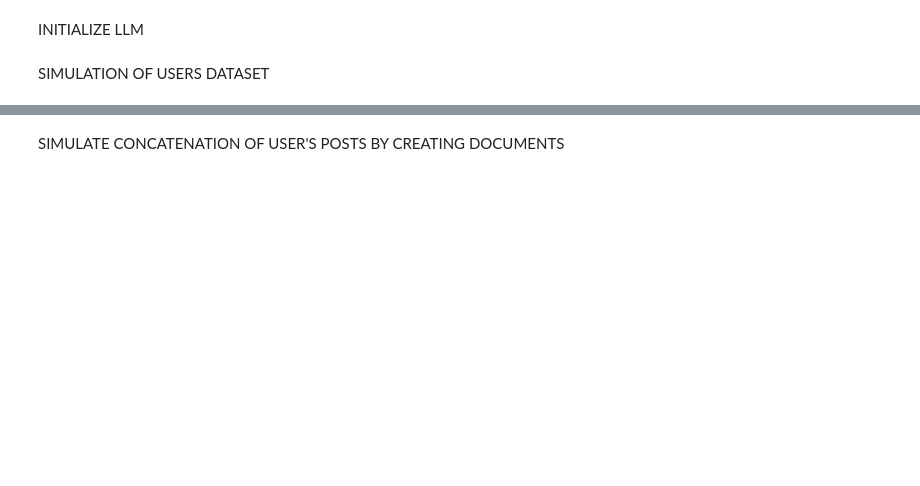
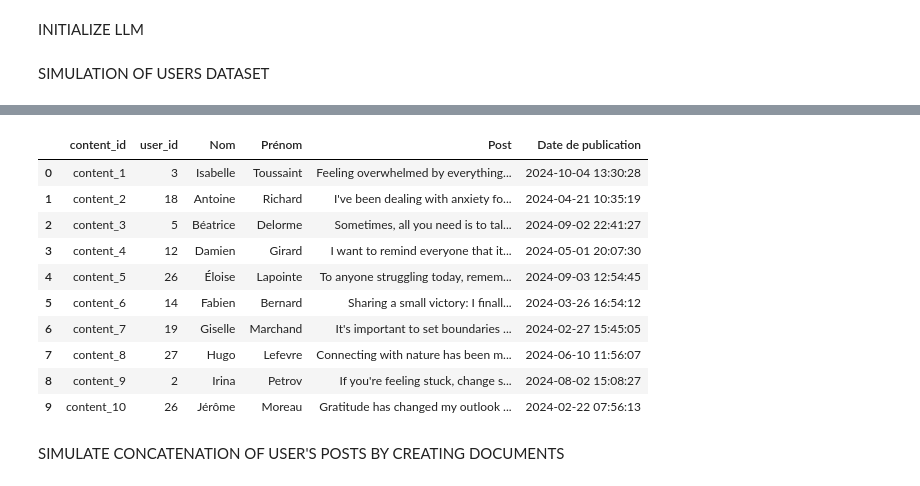
Before and after one commit to Aminesefra8/Hackaton_MoroccanAI_2024-simulation-prototype-, a Jupyter notebook: simu_profile_matching.ipynb, the cells around one changed output, grey strips where cells are left out. Cells and saved outputs as stored; diff of their text form; code cells hidden in the pictures; blank space fills up the shorter version.

```diff
--- a/simu_profile_matching.ipynb
+++ b/simu_profile_matching.ipynb
@@ -58,3 +76,40 @@ df
+# %%
+data_content = {
+    "content_id": [f"content_{i}" for i in range(1, 11)],
+    "user_id": [random.randint(1, 30) for _ in range(10)],  # Generate random user_ids
+    "Nom": ["Isabelle", "Antoine", "Béatrice", "Damien", "Éloise", "Fabien", "Giselle", "Hugo", "Irina", "Jérôme"],
+    "Prénom": ["Toussaint", "Richard", "Delorme", "Girard", "Lapointe", "Bernard", "Marchand", "Lefevre", "Petrov", "Moreau"],
+    "Post": [
+        "Feeling overwhelmed by everything lately, I decided to start journaling. It's helped me process my emotions better and I feel less stressed. Sharing this in case someone else finds it useful.",
+        "I've been dealing with anxiety for years. Last month, I started practicing yoga, and it's made a significant difference. It's not a cure, but it helps me manage my day better.",
+        "Sometimes, all you need is to talk. I had a conversation with a stranger on a park bench yesterday about life's ups and downs. It was surprisingly uplifting.",
+        "I want to remind everyone that it's okay to seek help. I started therapy this year and it's the best decision I've made for my mental health.",
+        "To anyone struggling today, remember that progress isn't always linear. We have good days and bad days, and that's perfectly normal.",
+        "Sharing a small victory: I finally felt like myself again after months of feeling lost. Celebrate the small things; they add up to big changes.",
+        "It's important to set boundaries for your mental health. I've learned to say no to things that drain my energy, and it's been empowering.",
+        "Connecting with nature has been my therapy. Walks in the forest are where I find peace and reset my thoughts.",
+        "If you're feeling stuck, change something small in your routine. It might not solve everything, but a small change can bring a new perspective.",
+        "Gratitude has changed my outlook on life. Each night, I write down three things I'm grateful for, and it really helps put things in perspective."
+    ],
+    "Date de publication": random_dates(start, end, 10)
+}
+
+# Create DataFrame
+df_content = pd.DataFrame(data_content)
+# %%
+df_content
+# %% [output]
+|  | content_id | user_id | Nom | Prénom | Post | Date de publication |
+| 0 | content_1 | 3 | Isabelle | Toussaint | Feeling overwhelmed by everything... | 2024-10-04 13:30:28 |
+| 1 | content_2 | 18 | Antoine | Richard | I've been dealing with anxiety fo... | 2024-04-21 10:35:19 |
+| 2 | content_3 | 5 | Béatrice | Delorme | Sometimes, all you need is to tal... | 2024-09-02 22:41:27 |
+| 3 | content_4 | 12 | Damien | Girard | I want to remind everyone that it... | 2024-05-01 20:07:30 |
+| 4 | content_5 | 26 | Éloise | Lapointe | To anyone struggling today, remem... | 2024-09-03 12:54:45 |
+| 5 | content_6 | 14 | Fabien | Bernard | Sharing a small victory: I finall... | 2024-03-26 16:54:12 |
+| 6 | content_7 | 19 | Giselle | Marchand | It's important to set boundaries ... | 2024-02-27 15:45:05 |
+| 7 | content_8 | 27 | Hugo | Lefevre | Connecting with nature has been m... | 2024-06-10 11:56:07 |
+| 8 | content_9 | 2 | Irina | Petrov | If you're feeling stuck, change s... | 2024-08-02 15:08:27 |
+| 9 | content_10 | 26 | Jérôme | Moreau | Gratitude has changed my outlook ... | 2024-02-22 07:56:13 |
 # %% [markdown]
 SIMULATE CONCATENATION OF USER'S POSTS BY CREATING DOCUMENTS
 # %%
```
Also changed, not shown: parts of 44 cells of this notebook, 9 other files.
